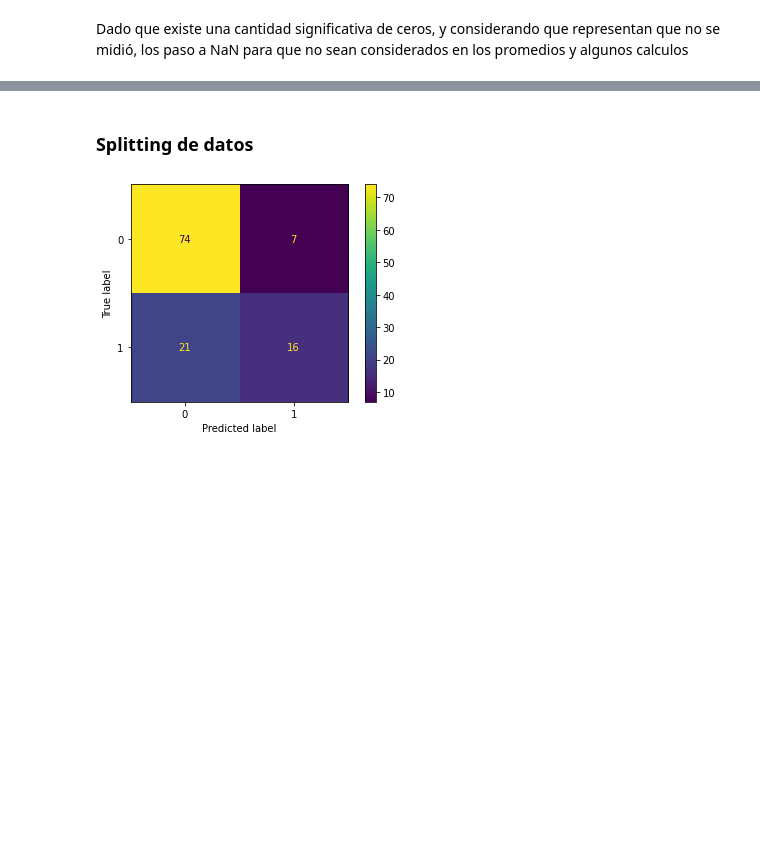
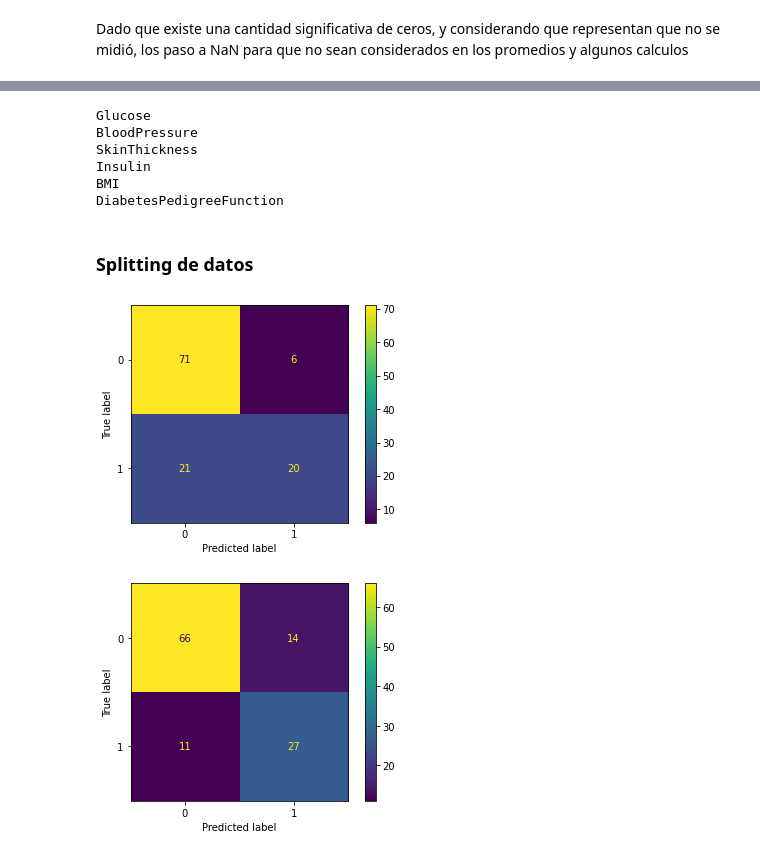
Before and after one commit to allanes/curso_aprendizaje_autom_tp1, a Jupyter notebook: ejercicio1.ipynb, the cells around one changed output, grey strips where cells are left out. Drawn from its saved outputs; the diff is of its cells as text; code cells hidden in the pictures; blank space fills up the shorter version.

Commit message:
agregado el calculo segun cuantiles

```diff
--- a/ejercicio1.ipynb
+++ b/ejercicio1.ipynb
@@ -61,6 +81,9 @@ def mapearEdades(edad):
     elif (edad >= 60 and edad <= 70): return 4 # 'mayor'
 
 datos['Age'] = datos['Age'].apply(mapearEdades)
+# %%
+# En este punto hago una copia de datos para preprocesarlo con otro método
+datos_segun_cuantiles = datos.copy()
 # %%
 # Pre-procesamiento de datos. Categorizacion de 'Glucose'
 # IMPORTANTE: Categorizo en función de los casos SIN diabetes
@@ -100,3 +119,26 @@ for caract in caracteristicas_restantes:
+# %%
+# Categorizo en funcion de cuartiles
+caracteristicas_a_categorizar = caracteristicas.copy()
+# caracteristicas_a_categorizar.insert(0, 'Age')
+
+CANTIDAD_CATEGORIAS = 10
+for caract in caracteristicas_a_categorizar:
+    print(caract)
+    datos_segun_cuantiles[caract], intervalos_q = pd.qcut(
+        x=datos_segun_cuantiles[caract],
+        q=CANTIDAD_CATEGORIAS,
+        labels=[cat for cat in range(CANTIDAD_CATEGORIAS)],
+        retbins=True,
+        duplicates='drop'
+    )
+    # print(pd.value_counts(datos_segun_cuantiles[caract]))
+# %% [output]
+Glucose
+BloodPressure
+SkinThickness
+Insulin
+BMI
+DiabetesPedigreeFunction
 # %%
 # IMPORTANTE: Falta normalizar
 # %% [markdown]
@@ -122,28 +164,48 @@ X_train, X_test, y_train, y_test = train_test_split(
     datos[caracteristicas_objetivo],
     test_size = 0.3
     )
+
+X_segun_cuantiles_train, X_segun_cuantiles_test, y_segun_cuantiles_train, y_segun_cuantiles_test = train_test_split(
+    datos_segun_cuantiles[caracteristicas_entrada],
+    datos_segun_cuantiles[caracteristicas_objetivo],
+    test_size = 0.3
+    )
 # %%
 from unittest import mock
 from sklearn import tree
 import sklearn
+PROFUNDIDAD_ARBOL = 4
 
-arbol_segun_media = tree.DecisionTreeClassifier(criterion='entropy')
+arbol_segun_media = tree.DecisionTreeClassifier(criterion='entropy', max_depth=PROFUNDIDAD_ARBOL)
+arbol_segun_cuantiles = tree.DecisionTreeClassifier(criterion='entropy', max_depth=PROFUNDIDAD_ARBOL)
 with mock.patch("sklearn.utils.validation._assert_all_finite"):
     arbol_segun_media.fit(X=X_train, y=y_train)
+    arbol_segun_cuantiles.fit(X=X_segun_cuantiles_train, y=y_segun_cuantiles_train)
 # %%
 from sklearn.metrics import confusion_matrix, ConfusionMatrixDisplay
 from matplotlib import pyplot as plt
 
 # Analizar modelo
-predicciones = []
+predicciones_segun_media = []
+predicciones_segun_cuantiles = []
 with mock.patch("sklearn.utils.validation._assert_all_finite"):
-    predicciones = arbol_segun_media.predict(X=X_test)
-matriz_confusion = confusion_matrix(y_true=y_test, y_pred=predicciones)
-widget_matriz_confusion = ConfusionMatrixDisplay(
-    confusion_matrix=matriz_confusion,
+    predicciones_segun_media = arbol_segun_media.predict(X=X_test)
+    predicciones_segun_cuantiles = arbol_segun_cuantiles.predict(X=X_segun_cuantiles_test)
+
+matriz_confusion_segun_media = confusion_matrix(y_true=y_test, y_pred=predicciones_segun_media)
+matriz_confusion_segun_cuantiles = confusion_matrix(y_true=y_segun_cuantiles_test, y_pred=predicciones_segun_cuantiles)
+
+widget_matriz_confusion_segun_media = ConfusionMatrixDisplay(
+    confusion_matrix=matriz_confusion_segun_media,
     display_labels=arbol_segun_media.classes_
     )
-widget_matriz_confusion.plot()
+widget_matriz_confusion_segun_cuantiles = ConfusionMatrixDisplay(
+    confusion_matrix=matriz_confusion_segun_cuantiles,
+    display_labels=arbol_segun_cuantiles.classes_
+    )
+widget_matriz_confusion_segun_media.plot()
+widget_matriz_confusion_segun_cuantiles.plot()
 plt.show()
 # %% [output]
-[figure, old version]
+[figure, new version]
+[figure, added]
```
Also changed, not shown: parts of 6 cells of this notebook.
